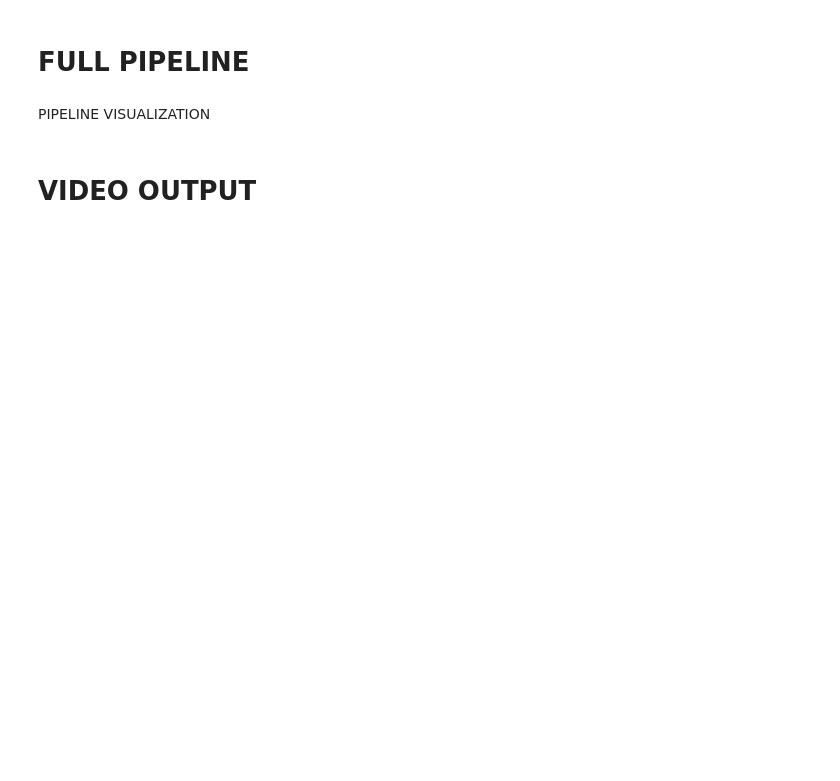
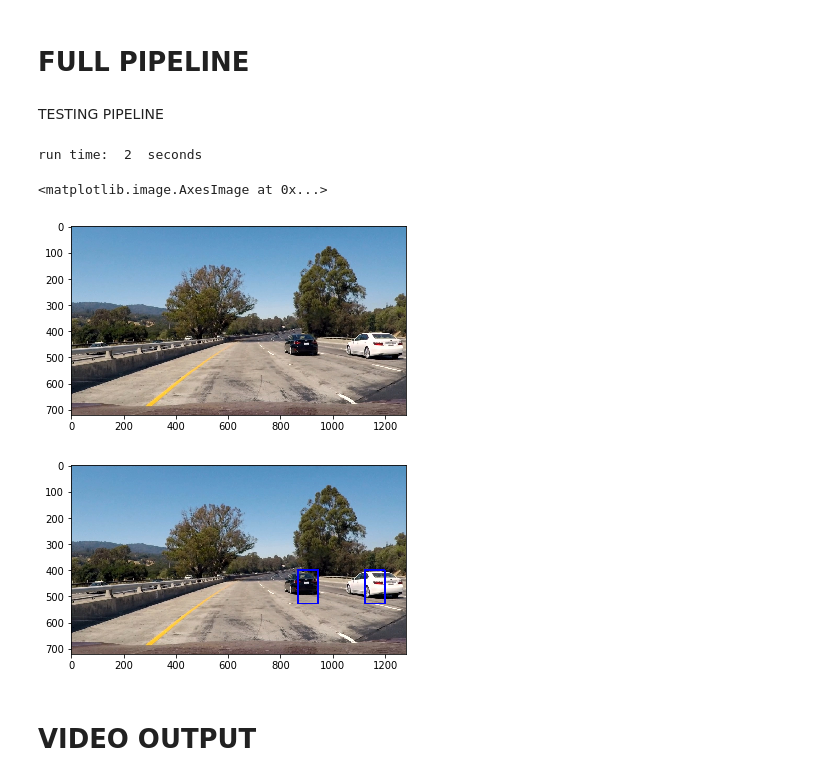
Before and after one commit to steve3424/CarND-Vehicle-Detection-master, a Jupyter notebook: project_notebook.ipynb, the cells around one changed output. Cells and saved outputs as stored; diff of their text form; code cells hidden in the pictures; blank space fills up the shorter version.

```diff
--- a/project_notebook.ipynb
+++ b/project_notebook.ipynb
@@ -436,0 +322,18 @@ for key in data_dict:
+# %%
+# parameters for feature extraction function
+orient = 9
+pix_per_cell = 8
+cell_per_block = 2
+cspace = 'YCrCb'
+nbins = 32
+spatial_size = (32,32)
+hog_channel = 'ALL'
+hist_feat = True
+spatial_feat = True
+hog_feat = True
+
+# slide_windows() parameters
+x_bounds = [[None,None]]
+y_bounds = [[400,550]]
+window = [(128,128)] #(width,height)
+overlap = [(0.6,0.6)]
@@ -437,18 +405,18 @@ for key in data_dict:
 # %% [markdown]
 #### BUILD CLASSIFIER
 # %%
-# use grid search to optimize porameters
-parameters = {'kernel':('linear', 'rbf'), 'C':[1,10]}
+# create classifier with optional grid search
+# parameters = {'kernel':('linear', 'rbf'), 'C':[1,10]}
 sv = svm.SVC()
 # clf = GridSearchCV(sv, parameters)
 clf = sv
 
 # train classifier
+t = time.time()
 clf.fit(scaled_X_train, y_train)
+fit_time = round(time.time() - t, 2)
+accuracy = clf.score(scaled_X_test, y_test)
 
 # check accuracy on test set
-print('Accuracy of SVM on test set: ', clf.score(scaled_X_test, y_test))
-
-# ground truth test
-print('Predictions: ', clf.predict(scaled_X_test[:15]))
-print('Ground truth: ', y_test[:15])
+print('Accuracy of SVM on test set: {:.5f} on test set of {} images'.format(accuracy, len(X_test)))
+print(fit_time, 'seconds to train classifier')
@@ -631,6 +427,8 @@ HEAT MAP VISUALIZATION
 # FULL PIPELINE
 # %%
 def detect_vehicles(image):
+    t = time.time()
+
     # define search windows in image
     image_windows = slide_windows(image, x_start_stop=x_bounds, y_start_stop=y_bounds, xy_window=window, xy_overlap=overlap)
     # output list of search windows with positive detection
@@ -653,24 +451,30 @@ def detect_vehicles(image):
     draw_img = np.copy(cv2.cvtColor(image, cv2.COLOR_BGR2RGB))
     draw_img = draw_boxes(draw_img, hot_boxes)
 
+    print('run time: ', round(time.time()-t), ' seconds')
     return draw_img
-# %% [markdown]
-PIPELINE VISUALIZATION
+# %% [markdown]
+TESTING PIPELINE
 # %%
 # load images
 test_images = glob.glob('test_images/*')
-image_bgr = cv2.imread(test_images[6])
+image_bgr = cv2.imread(test_images[0])
 image_rgb = cv2.cvtColor(image_bgr, cv2.COLOR_BGR2RGB)
 
 # run test image through pipeline
 detected_image = detect_vehicles(image_bgr)
 
 # show both images
 plt.figure()
 plt.imshow(image_rgb)
 
 plt.figure()
 plt.imshow(detected_image)
+# %% [output]
+run time:  2  seconds
+<matplotlib.image.AxesImage at 0x...>
+[figure, added]
+[figure, added]
 # %% [markdown]
 # VIDEO OUTPUT
 # %%
```
Also changed, not shown: parts of 71 cells of this notebook, 4 other files.
